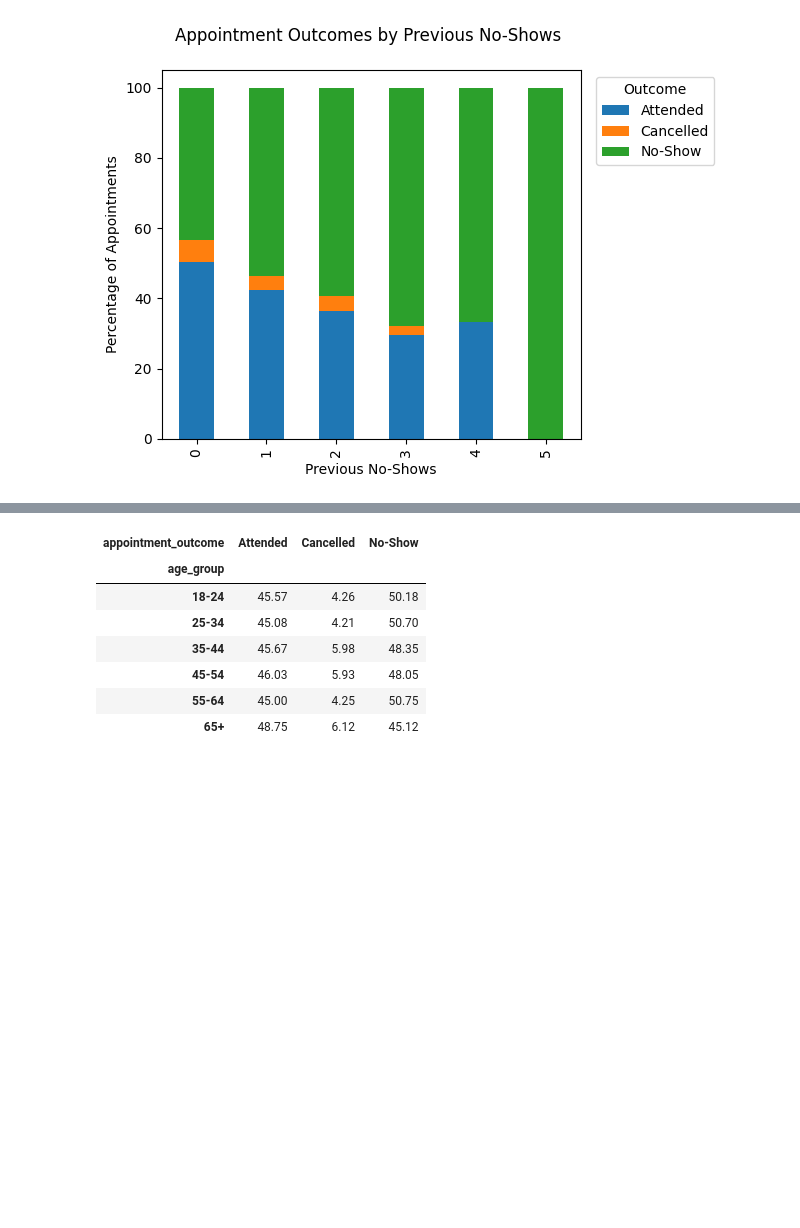
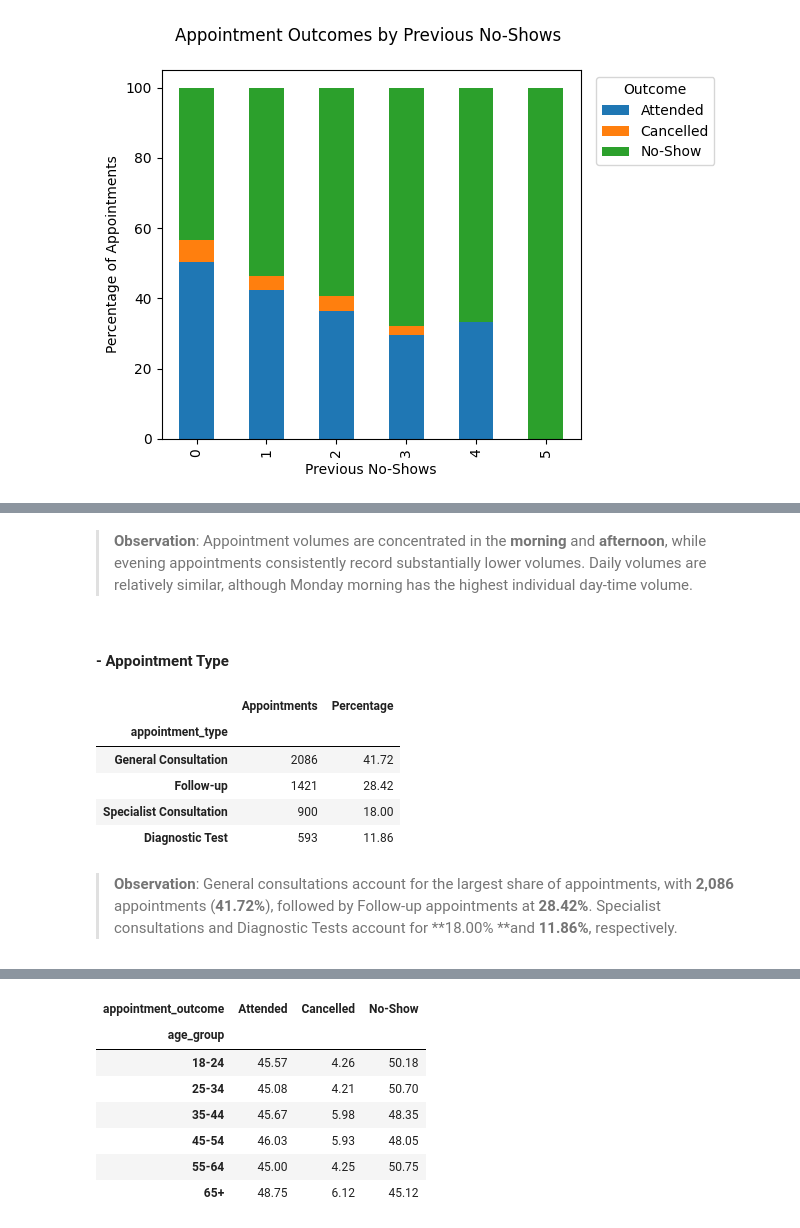
Before and after one commit to JhayceeCodes/HealthConnectDataAnalysis, a Jupyter notebook: healthconnect_analysis.ipynb, the cells around one changed output, grey strips where cells are left out. Cells and saved outputs as stored; diff of their text form; code cells hidden in the pictures; blank space fills up the shorter version.

```diff
--- a/healthconnect_analysis.ipynb
+++ b/healthconnect_analysis.ipynb
@@ -328,0 +349,27 @@ plt.show()
+# %% [markdown]
+> **Observation**: Appointment volumes are concentrated in the **morning** and **afternoon**, while evening appointments consistently record substantially lower volumes. Daily volumes are relatively similar, although Monday morning has the highest individual day-time volume.
+# %% [markdown]
+#### - Appointment Type
+# %%
+appointment_type_distribution = (
+    df["appointment_type"]
+    .value_counts()
+    .rename("Appointments")
+    .to_frame()
+)
+
+appointment_type_distribution["Percentage"] = (
+    appointment_type_distribution["Appointments"]
+    / len(df) * 100
+).round(2)
+
+appointment_type_distribution
+# %% [output]
+|  | Appointments | Percentage |
+| appointment_type |  |  |
+| General Consultation | 2086 | 41.72 |
+| Follow-up | 1421 | 28.42 |
+| Specialist Consultation | 900 | 18.00 |
+| Diagnostic Test | 593 | 11.86 |
+# %% [markdown]
+> **Observation**: General consultations account for the largest share of appointments, with **2,086** appointments (**41.72%**), followed by Follow-up appointments at **28.42%**. Specialist consultations and Diagnostic Tests account for **18.00% **and **11.86%**, respectively.
```
Also changed, not shown: parts of 41 cells of this notebook.
